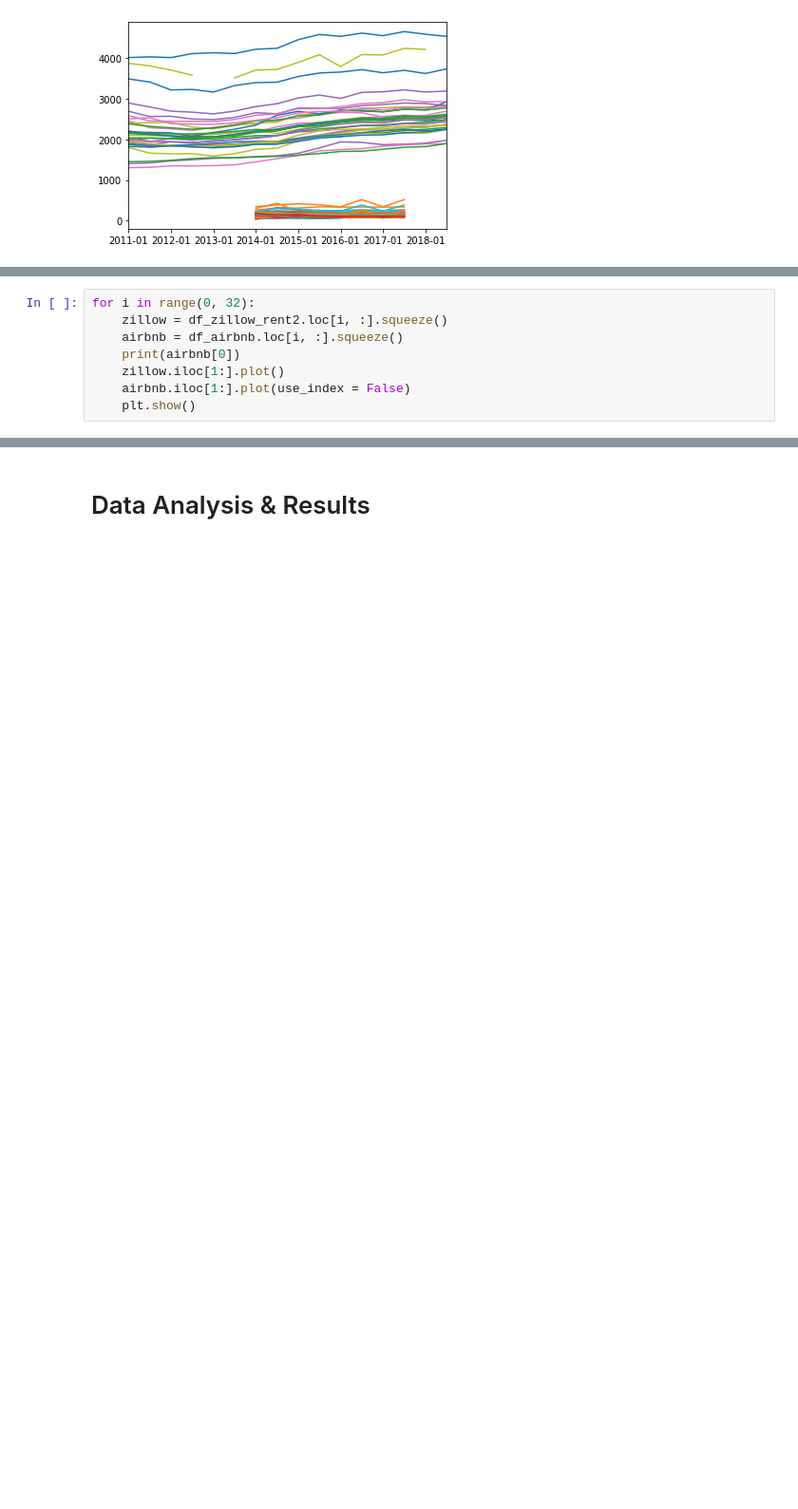
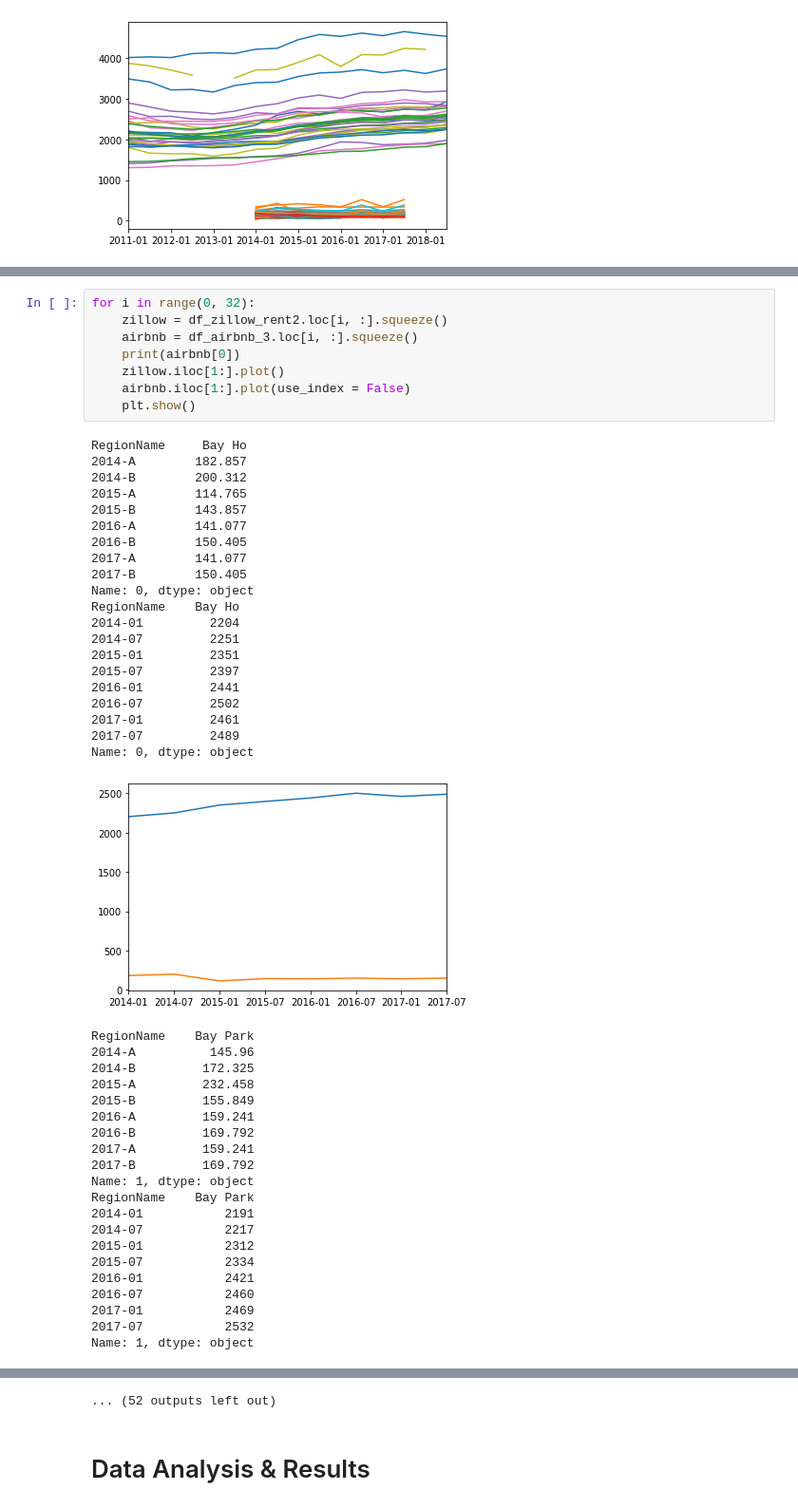
Before and after one commit to aaronaher619/COGS-108-Final-Project, a Jupyter notebook: Final_Project.ipynb, the cells around one changed output, grey strips where cells are left out. Shown at 95% size. Drawn from its saved outputs; the diff is of its cells as text; blank space fills up the shorter version.

```diff
--- a/Final_Project.ipynb
+++ b/Final_Project.ipynb
@@ -286,8 +270,50 @@ df_zillow_rent2 = df_zillow_rent2.drop(df_zillow_rent2.iloc[:,9:11], axis = 1)
 # %%
 for i in range(0, 32):
     zillow = df_zillow_rent2.loc[i, :].squeeze()
-    airbnb = df_airbnb.loc[i, :].squeeze()
+    airbnb = df_airbnb_3.loc[i, :].squeeze()
     print(airbnb[0])
     zillow.iloc[1:].plot()
     airbnb.iloc[1:].plot(use_index = False)
     plt.show()
+# %% [output]
+RegionName     Bay Ho
+2014-A        182.857
+2014-B        200.312
+2015-A        114.765
+2015-B        143.857
+2016-A        141.077
+2016-B        150.405
+2017-A        141.077
+2017-B        150.405
+Name: 0, dtype: object
+RegionName    Bay Ho
+2014-01         2204
+2014-07         2251
+2015-01         2351
+2015-07         2397
+2016-01         2441
+2016-07         2502
+2017-01         2461
+2017-07         2489
+Name: 0, dtype: object
+[figure, added]
+RegionName    Bay Park
+2014-A          145.96
+2014-B         172.325
+2015-A         232.458
+2015-B         155.849
+2016-A         159.241
+2016-B         169.792
+2017-A         159.241
+2017-B         169.792
+Name: 1, dtype: object
+RegionName    Bay Park
+2014-01           2191
+2014-07           2217
+2015-01           2312
+2015-07           2334
+2016-01           2421
+2016-07           2460
+2017-01           2469
+2017-07           2532
+Name: 1, dtype: object
@@ -294,3 +405,4 @@ for i in range(0, 32):
+... (52 outputs left out)
 # %% [markdown]
 # Data Analysis & Results
 # %%
```
Also changed, not shown: parts of 5 cells of this notebook.
